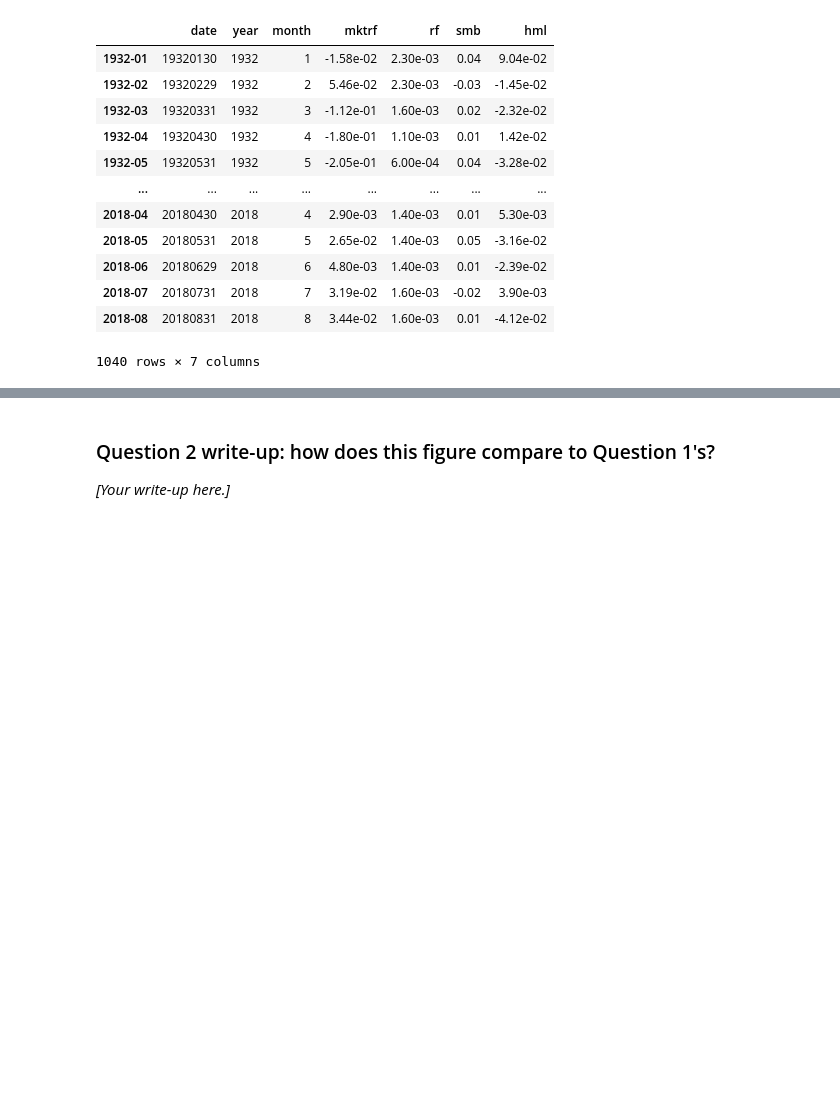
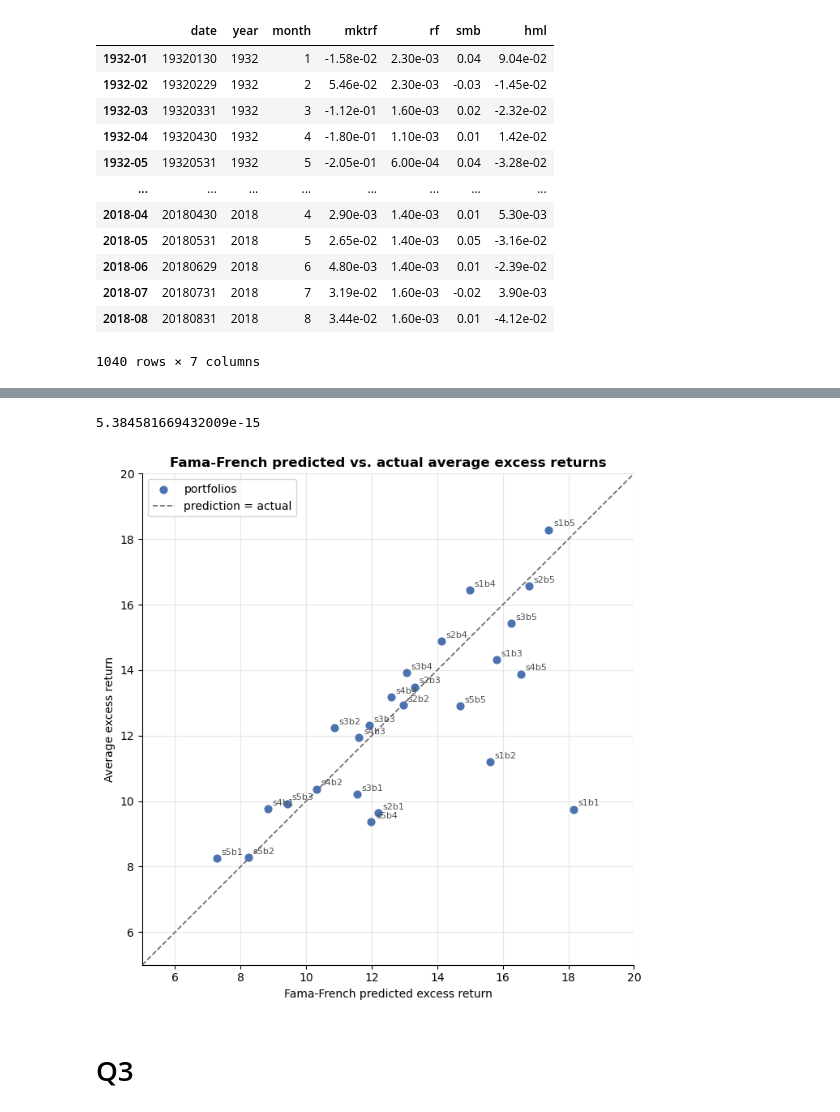
Before and after one commit to jballesterosc/uchicago-mpp, a Jupyter notebook: 4_autumn_2026/investments/pset_4/PSet4.ipynb, the cells around one changed output, grey strips where cells are left out. Cells and saved outputs as stored; diff of their text form; code cells hidden in the pictures; blank space fills up the shorter version.

```diff
--- a/4_autumn_2026/investments/pset_4/PSet4.ipynb
+++ b/4_autumn_2026/investments/pset_4/PSet4.ipynb
@@ -285,17 +285,15 @@ hml = factors["hml"]
 # %%
 X3 = sm.add_constant(factors[["mktrf", "smb", "hml"]])
 # %%
-X = sm.add_constant(mktrf)          # columns: const, mktrf
-
-capm = {}
+ff3 = {}
 for p in excess.columns:
-    fit = sm.OLS(excess[p], X).fit()
-    capm[p] = {
+    fit = sm.OLS(excess[p], X3).fit()
+    ff3[p] = {
         "alpha_monthly": fit.params["const"],
-        "beta_mkt":          fit.params["mktrf"],
-        "beta_smb":          fit.params["smb"],
-        "beta_hml":          fit.params["hml"],
+        "beta_mkt":      fit.params["mktrf"],
+        "beta_smb":      fit.params["smb"],
+        "beta_hml":      fit.params["hml"],
         "alpha_t":       fit.tvalues["const"],
     }
-capm = pd.DataFrame(capm).T
-capm["alpha_annual_pct"] = capm["alpha_monthly"] * 12 * 100
+ff3 = pd.DataFrame(ff3).T
+ff3["alpha_annual_pct"] = ff3["alpha_monthly"] * 12 * 100
@@ -301,0 +336,3 @@ capm["alpha_annual_pct"] = capm["alpha_monthly"] * 12 * 100
+# %%
+prem = factors[["mktrf", "smb", "hml"]].mean() * 12 * 100
+prem
@@ -301,0 +344,6 @@ capm["alpha_annual_pct"] = capm["alpha_monthly"] * 12 * 100
+# %%
+ff3_pred = (ff3["beta_mkt"] * prem["mktrf"]
+          + ff3["beta_smb"] * prem["smb"]
+          + ff3["beta_hml"] * prem["hml"])
+
+to_grid(ff3_pred).round(2)
@@ -302,4 +358,15 @@ capm["alpha_annual_pct"] = capm["alpha_monthly"] * 12 * 100
+# %%
+gap = (avg_excess - ff3_pred) - ff3["alpha_annual_pct"]
+print(gap.abs().max())   # should be ~0
+# %% [output]
+5.384581669432009e-15
+# %%
+plot_pred_vs_actual(ff3_pred, avg_excess,
+                    "Fama-French predicted vs. actual average excess returns",
+                    "Fama-French predicted excess return",
+                    LIMS)
+plt.show()
+# %% [output]
+[figure, added]
 # %% [markdown]
-### Question 2 write-up: how does this figure compare to Question 1's?
-
-*[Your write-up here.]*
+# Q3
```
Also changed, not shown: parts of 4 cells of this notebook, 11 other files.
